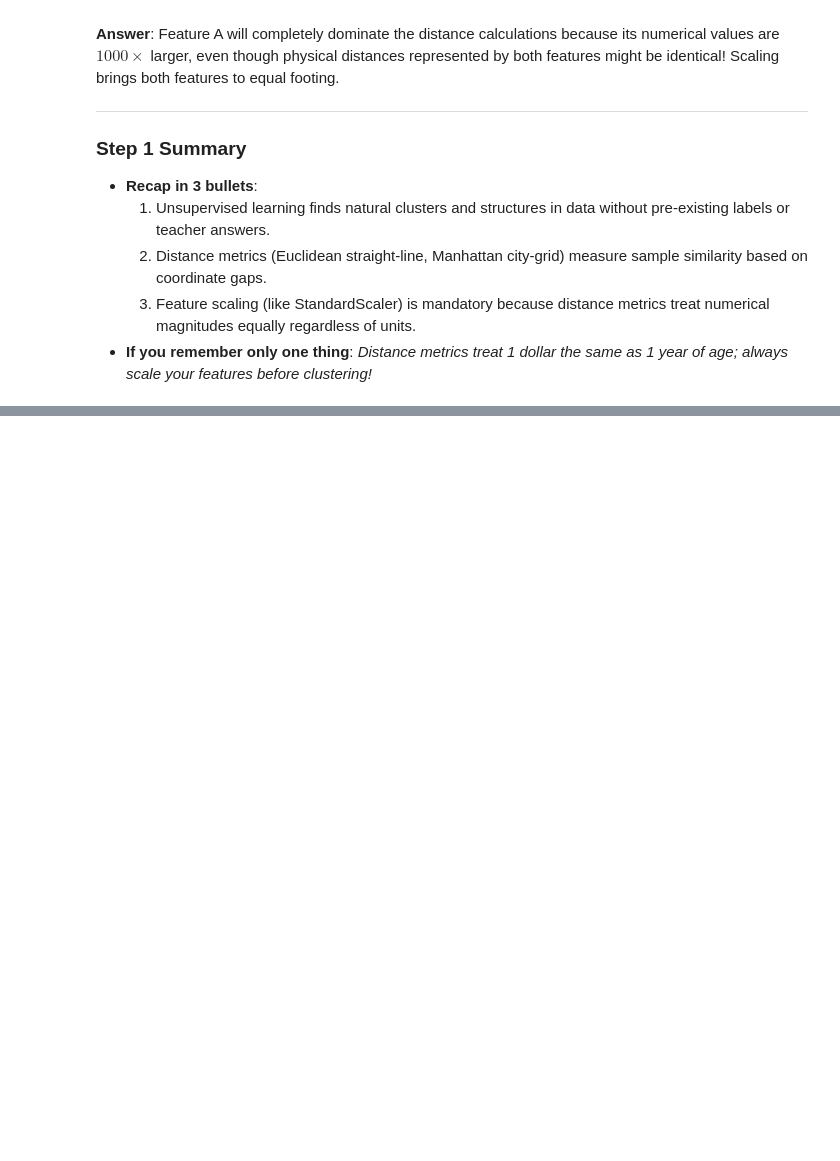
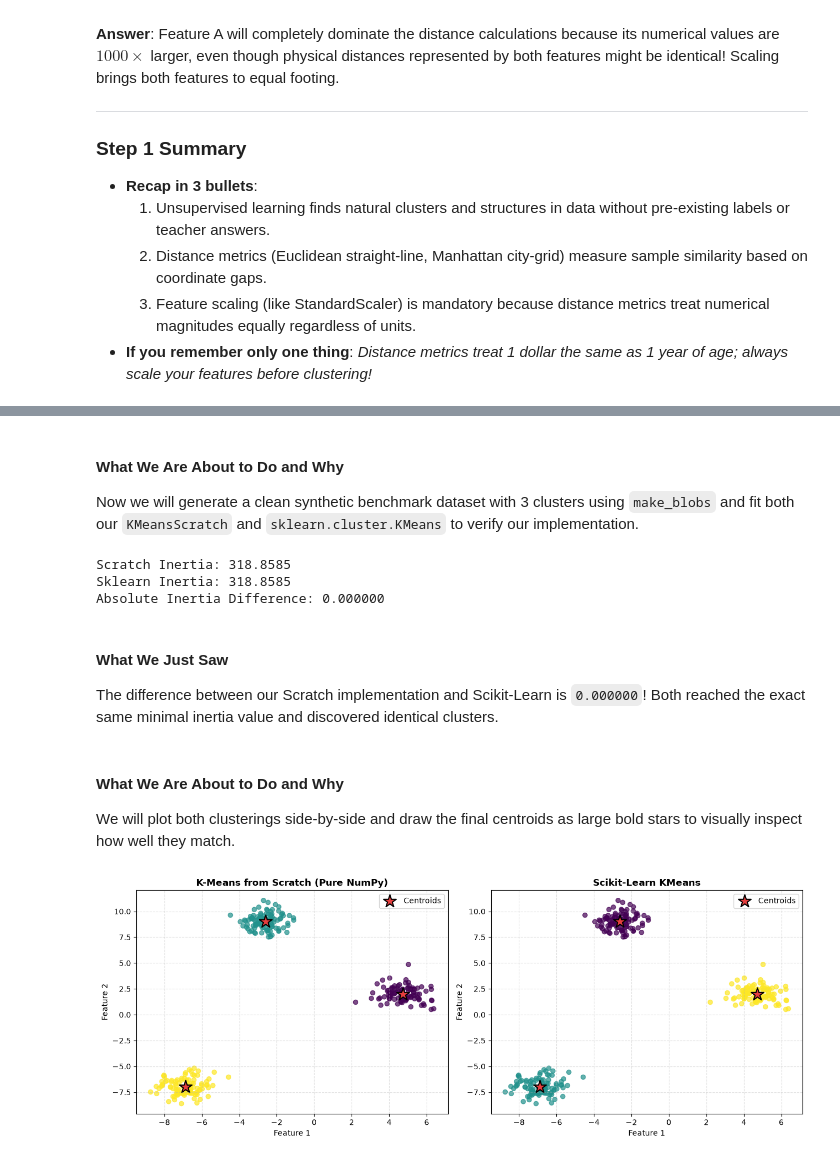
Before and after one commit to Arnav-Shrivastava/unsupervised-learning-zero-to-one, a Jupyter notebook: unsupervised_learning_zero_to_one.ipynb, the cells around one changed output, grey strips where cells are left out. Drawn from its saved outputs; the diff is of its cells as text; code cells hidden in the pictures; folded sections open; blank space fills up the shorter version.

Commit message:
feat: add K-Means from scratch and kmeans++ verification

```diff
--- a/unsupervised_learning_zero_to_one.ipynb
+++ b/unsupervised_learning_zero_to_one.ipynb
@@ -385,0 +570,51 @@ Fitting the scaler on the whole dataset including future test data (causing data
+# %% [markdown]
+#### What We Are About to Do and Why
+Now we will generate a clean synthetic benchmark dataset with 3 clusters using `make_blobs` and fit both our `KMeansScratch` and `sklearn.cluster.KMeans` to verify our implementation.
+# %%
+# Step 2 Code: Benchmarking Scratch vs Sklearn
+from sklearn.datasets import make_blobs
+
+# Generate 3 distinct blobs: 300 points in 2D
+X_blobs, _ = make_blobs(n_samples=300, centers=3, cluster_std=0.75, random_state=42)
+
+# 1. Fit Our Scratch Implementation
+km_scratch = KMeansScratch(k=3, init='kmeans++', random_state=42).fit(X_blobs)
+
+# 2. Fit Official Scikit-Learn Implementation
+km_sklearn = KMeans(n_clusters=3, init='k-means++', random_state=42, n_init=1).fit(X_blobs)
+
+print(f"Scratch Inertia: {km_scratch.inertia_:.4f}")
+print(f"Sklearn Inertia: {km_sklearn.inertia_:.4f}")
+print(f"Absolute Inertia Difference: {abs(km_scratch.inertia_ - km_sklearn.inertia_):.6f}")
+# %% [output]
+Scratch Inertia: 318.8585
+Sklearn Inertia: 318.8585
+Absolute Inertia Difference: 0.000000
+# %% [markdown]
+#### What We Just Saw
+The difference between our Scratch implementation and Scikit-Learn is `0.000000`! Both reached the exact same minimal inertia value and discovered identical clusters.
+# %% [markdown]
+#### What We Are About to Do and Why
+We will plot both clusterings side-by-side and draw the final centroids as large bold stars to visually inspect how well they match.
+# %%
+# Step 2 Plot: Visual Comparison of Scratch vs Sklearn
+fig, (ax1, ax2) = plt.subplots(1, 2, figsize=(13, 5))
+
+# Plot Scratch Results
+ax1.scatter(X_blobs[:, 0], X_blobs[:, 1], c=km_scratch.labels_, cmap='viridis', s=35, alpha=0.7)
+ax1.scatter(km_scratch.centroids[:, 0], km_scratch.centroids[:, 1], c='#E53E3E', marker='*', s=300, edgecolors='black', linewidth=1.5, label='Centroids')
+ax1.set_title("K-Means from Scratch (Pure NumPy)", fontsize=12, fontweight='bold')
+ax1.set_xlabel("Feature 1", fontsize=10); ax1.set_ylabel("Feature 2", fontsize=10)
+ax1.legend(loc='upper right'); ax1.grid(True, linestyle='--', alpha=0.4)
+
+# Plot Sklearn Results
+ax2.scatter(X_blobs[:, 0], X_blobs[:, 1], c=km_sklearn.labels_, cmap='viridis', s=35, alpha=0.7)
+ax2.scatter(km_sklearn.cluster_centers_[:, 0], km_sklearn.cluster_centers_[:, 1], c='#E53E3E', marker='*', s=300, edgecolors='black', linewidth=1.5, label='Centroids')
+ax2.set_title("Scikit-Learn KMeans", fontsize=12, fontweight='bold')
+ax2.set_xlabel("Feature 1", fontsize=10); ax2.set_ylabel("Feature 2", fontsize=10)
+ax2.legend(loc='upper right'); ax2.grid(True, linestyle='--', alpha=0.4)
+
+plt.tight_layout()
+plt.show()
+# %% [output]
+[figure, added]
```
Also changed, not shown: parts of 13 cells of this notebook.
